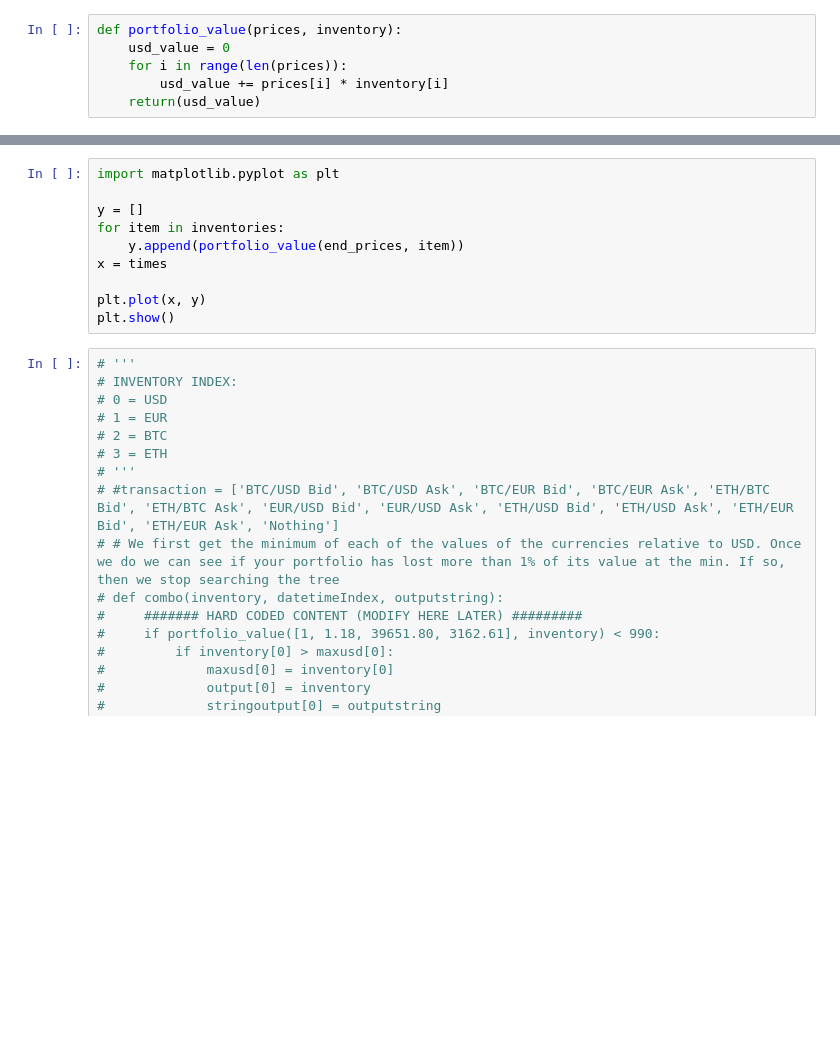
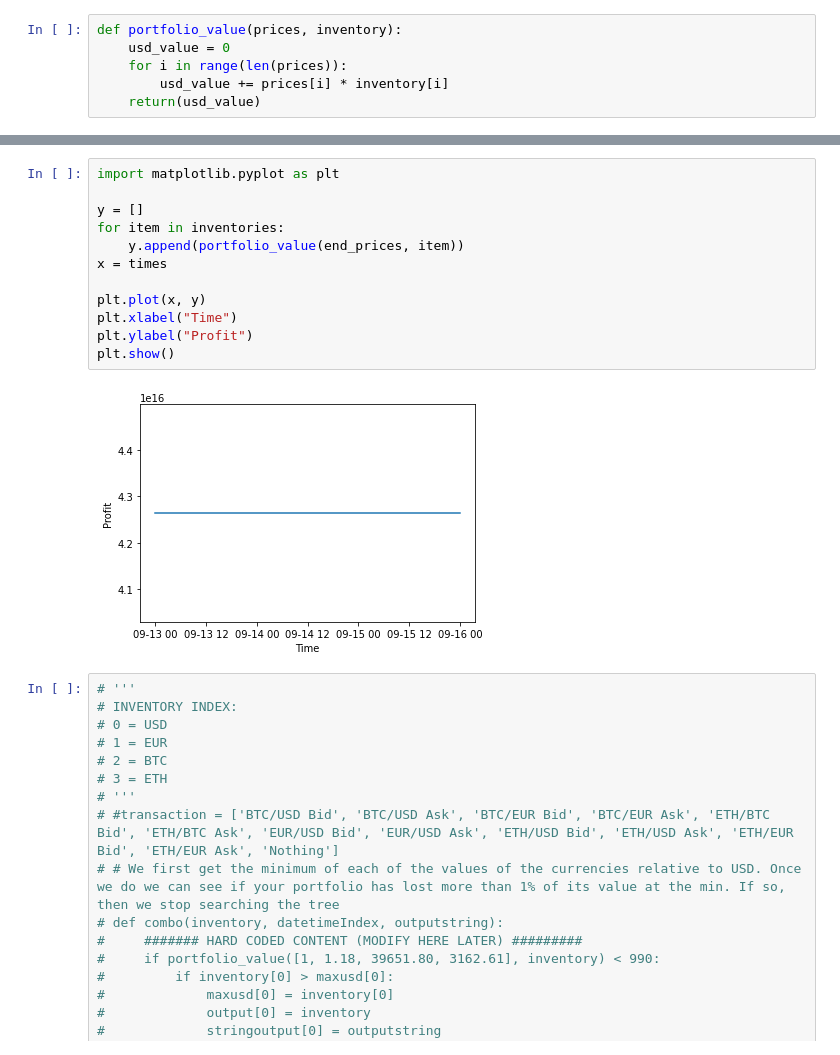
Before and after one commit to thomaswsu/Financial_Trading_Data_Assignement, a Jupyter notebook: data_assignment.ipynb, the cells around one changed output, grey strips where cells are left out. Cells and saved outputs as stored; diff of their text form; blank space fills up the shorter version.

Commit message:
stupid graph

```diff
--- a/data_assignment.ipynb
+++ b/data_assignment.ipynb
@@ -194,13 +195,17 @@ EUR/USD Bid
 # %%
 import matplotlib.pyplot as plt
 
 y = []
 for item in inventories:
     y.append(portfolio_value(end_prices, item))
 x = times
 
 plt.plot(x, y)
+plt.xlabel("Time")
+plt.ylabel("Profit")
 plt.show()
+# %% [output]
+[figure, added]
 # %%
 # '''
 # INVENTORY INDEX:
```
Also changed, not shown: parts of 1 cell of this notebook.
